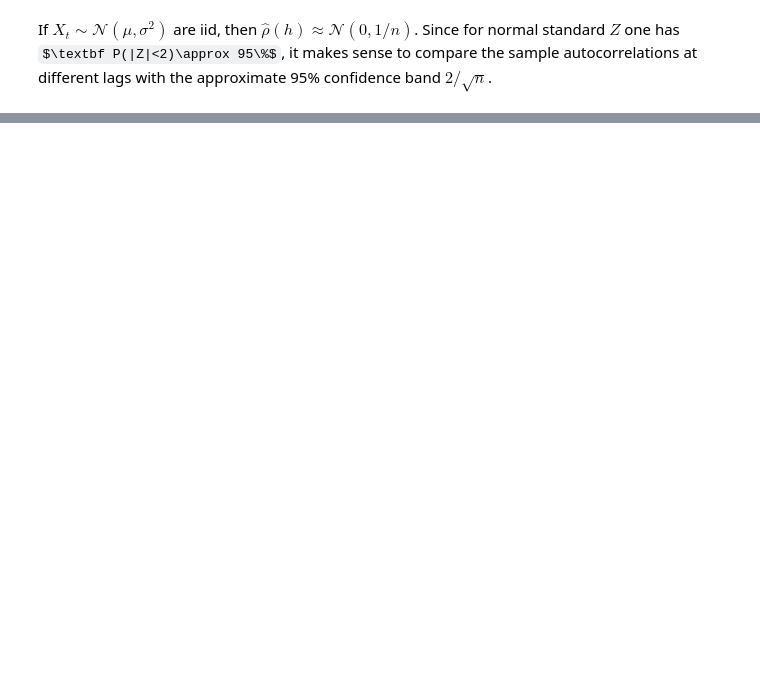
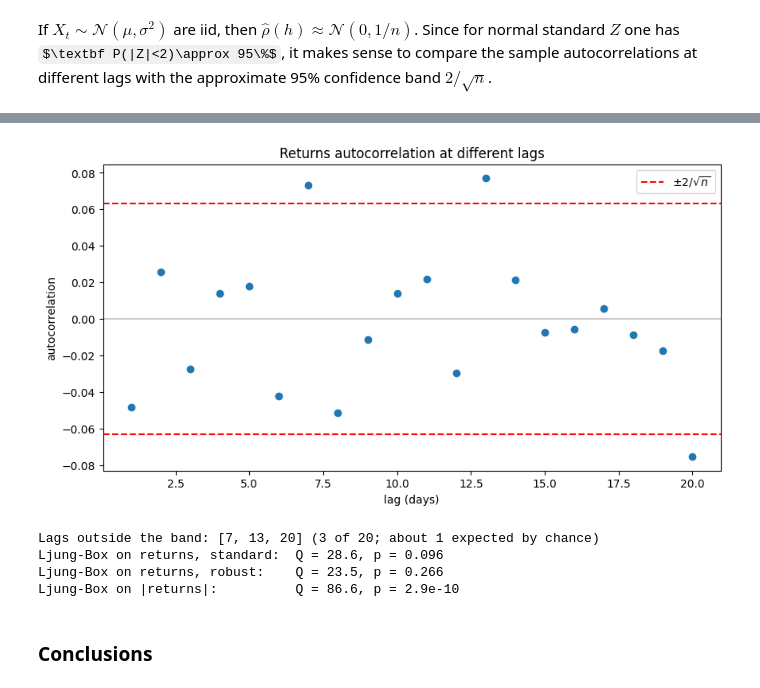
Before and after one commit to GioDiSalvo/quant-lab, a Jupyter notebook: notebooks/03_feature_engineering.ipynb, the cells around one changed output, grey strips where cells are left out. Cells and saved outputs as stored; diff of their text form; code cells hidden in the pictures; some formulas as TeX source; blank space fills up the shorter version.

```diff
--- a/notebooks/03_feature_engineering.ipynb
+++ b/notebooks/03_feature_engineering.ipynb
@@ -87,18 +168,33 @@ If $X_t\sim\mathcal N(\mu,\sigma^2)$ are iid, then $\hat\rho(h)\approx\mathcal N
 # %%
-len_ret = df['returns'].dropna().shape[0]
-threshold =  2 / (len_ret)**(0.5)
-lags = range(1,21)
-auto_corrs = [df['returns'].autocorr(lag=h) for h in lags]
+returns = df['returns'].dropna()
+band = noise_band(len(returns))
+auto_corrs = autocorrelations(returns, lags=20)
 
-plt.figure(figsize = (10,5))
-plt.scatter(lags, auto_corrs)
-plt.axhline(threshold, color='red', linestyle = '--', label='$\pm 2/\sqrt{n}$')
-plt.axhline(-threshold, color='red', linestyle = '--')
-plt.axhline(0, color='black', linestyle = '-', linewidth=0.3)
-plt.title('Returns autocorrelation with different lags')
-plt.xlabel('lags')
-plt.ylabel('autocorrelartion')
-
-
+plt.figure(figsize=(10, 5))
+plt.scatter(auto_corrs.index, auto_corrs)
+plt.axhline(band, color='red', linestyle='--', label=r'$\pm 2/\sqrt{n}$')
+plt.axhline(-band, color='red', linestyle='--')
+plt.axhline(0, color='black', linestyle='-', linewidth=0.3)
+plt.title('Returns autocorrelation at different lags')
+plt.xlabel('lag (days)')
+plt.ylabel('autocorrelation')
 plt.legend()
 plt.show()
+
+outside = auto_corrs[auto_corrs.abs() > band]
+q, p_lb = ljung_box(returns, lags=20)
+q_rob, p_lb_rob = ljung_box(returns, lags=20, robust=True)
+q_abs, p_lb_abs = ljung_box(returns.abs(), lags=20)
+
+print('Lags outside the band: {} ({} of 20; about 1 expected by chance)'.format(list(outside.index), len(outside)))
+print('Ljung-Box on returns, standard:  Q = {:.1f}, p = {:.3f}'.format(q, p_lb))
+print('Ljung-Box on returns, robust:    Q = {:.1f}, p = {:.3f}'.format(q_rob, p_lb_rob))
+print('Ljung-Box on |returns|:          Q = {:.1f}, p = {:.2g}'.format(q_abs, p_lb_abs))
+# %% [output]
+[figure, added]
+Lags outside the band: [7, 13, 20] (3 of 20; about 1 expected by chance)
+Ljung-Box on returns, standard:  Q = 28.6, p = 0.096
+Ljung-Box on returns, robust:    Q = 23.5, p = 0.266
+Ljung-Box on |returns|:          Q = 86.6, p = 2.9e-10
+# %% [markdown]
+### Conclusions
```
Also changed, not shown: parts of 15 cells of this notebook, 13 other files.
